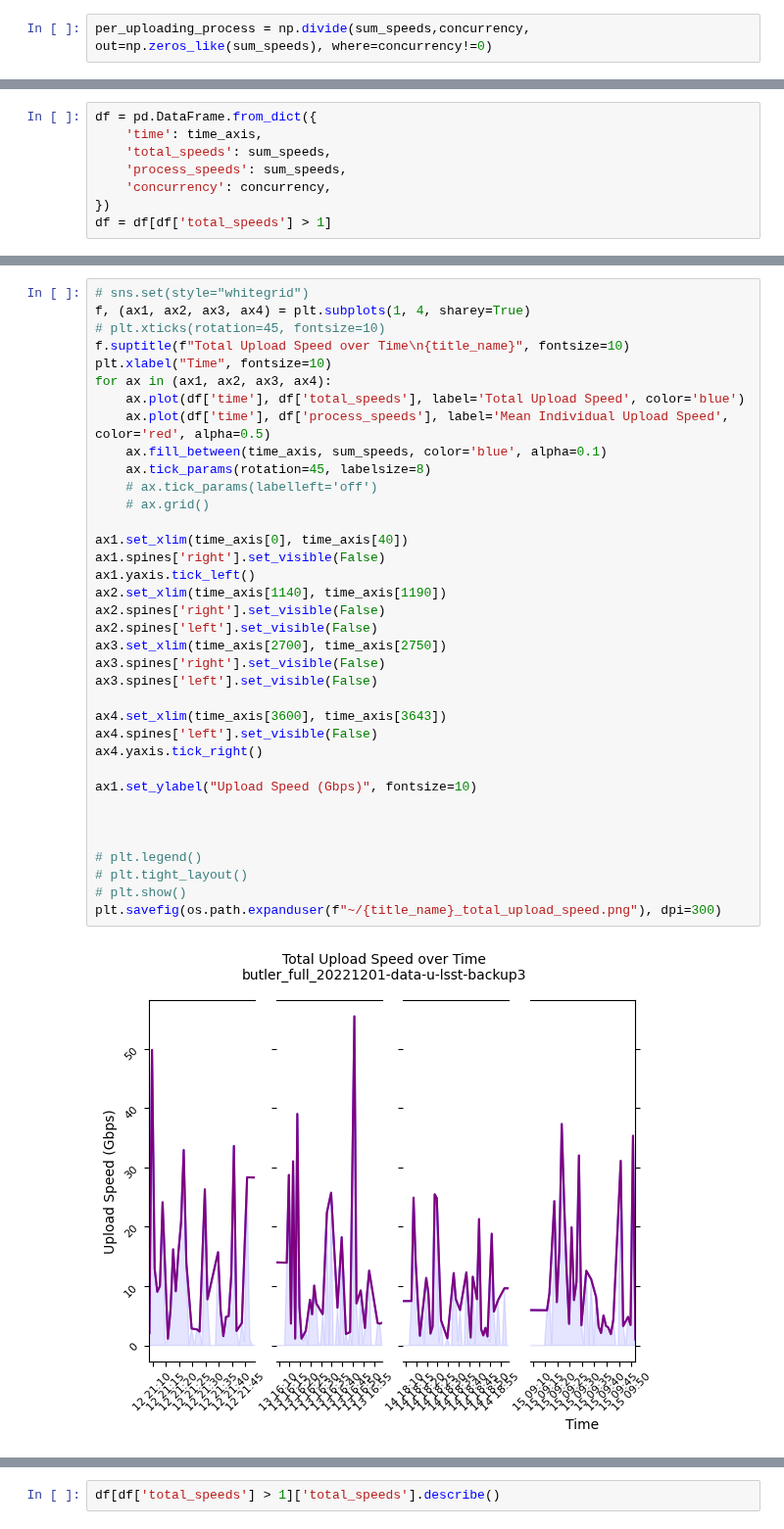
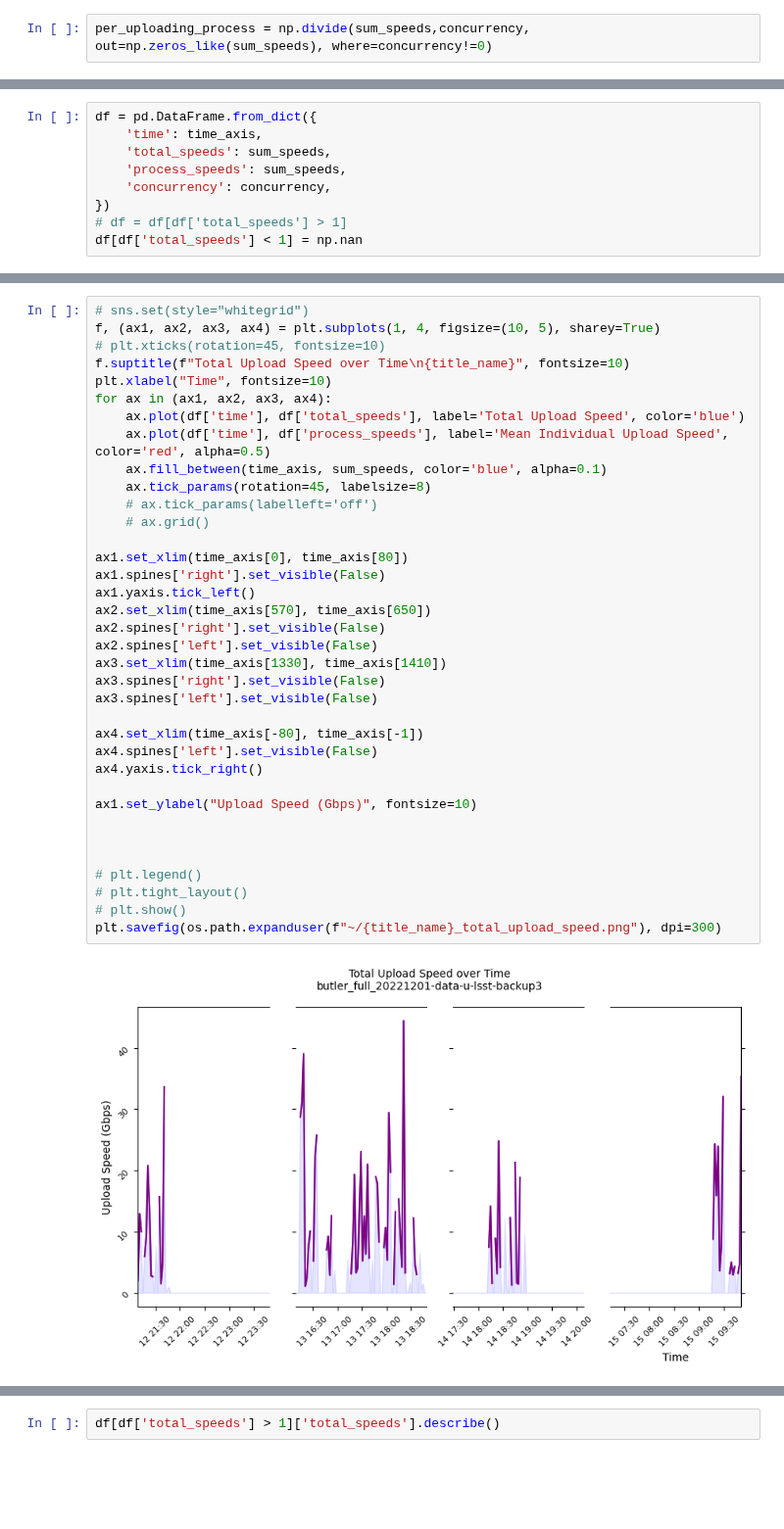
Before and after one commit to lsst-uk/csd3-echo-somerville, a Jupyter notebook: csd3-side/notebooks/plot_transfer_speeds.ipynb, the cells around one changed output, grey strips where cells are left out. Shown at 98% size. Cells and saved outputs as stored; diff of their text form; blank space fills up the shorter version.

```diff
--- a/csd3-side/notebooks/plot_transfer_speeds.ipynb
+++ b/csd3-side/notebooks/plot_transfer_speeds.ipynb
@@ -114,7 +114,8 @@ df = pd.DataFrame.from_dict({
     'process_speeds': sum_speeds,
     'concurrency': concurrency,
 })
-df = df[df['total_speeds'] > 1]
+# df = df[df['total_speeds'] > 1]
+df[df['total_speeds'] < 1] = np.nan
 # %%
 df['time']
 # %% [output]
@@ -133,41 +134,41 @@ Name: time, Length: 185, dtype: datetime64[ns]
 # %%
 # sns.set(style="whitegrid")
-f, (ax1, ax2, ax3, ax4) = plt.subplots(1, 4, sharey=True)
+f, (ax1, ax2, ax3, ax4) = plt.subplots(1, 4, figsize=(10, 5), sharey=True)
 # plt.xticks(rotation=45, fontsize=10)
 f.suptitle(f"Total Upload Speed over Time\n{title_name}", fontsize=10)
 plt.xlabel("Time", fontsize=10)
 for ax in (ax1, ax2, ax3, ax4):
     ax.plot(df['time'], df['total_speeds'], label='Total Upload Speed', color='blue')
     ax.plot(df['time'], df['process_speeds'], label='Mean Individual Upload Speed', color='red', alpha=0.5)
     ax.fill_between(time_axis, sum_speeds, color='blue', alpha=0.1)
     ax.tick_params(rotation=45, labelsize=8)
     # ax.tick_params(labelleft='off')
     # ax.grid()
 
-ax1.set_xlim(time_axis[0], time_axis[40])
+ax1.set_xlim(time_axis[0], time_axis[80])
 ax1.spines['right'].set_visible(False)
 ax1.yaxis.tick_left()
-ax2.set_xlim(time_axis[1140], time_axis[1190])
+ax2.set_xlim(time_axis[570], time_axis[650])
 ax2.spines['right'].set_visible(False)
 ax2.spines['left'].set_visible(False)
-ax3.set_xlim(time_axis[2700], time_axis[2750])
+ax3.set_xlim(time_axis[1330], time_axis[1410])
 ax3.spines['right'].set_visible(False)
 ax3.spines['left'].set_visible(False)
 
-ax4.set_xlim(time_axis[3600], time_axis[3643])
+ax4.set_xlim(time_axis[-80], time_axis[-1])
 ax4.spines['left'].set_visible(False)
 ax4.yaxis.tick_right()
 
 ax1.set_ylabel("Upload Speed (Gbps)", fontsize=10)
 
 
 
 # plt.legend()
 # plt.tight_layout()
 # plt.show()
 plt.savefig(os.path.expanduser(f"~/{title_name}_total_upload_speed.png"), dpi=300)
 # %% [output]
-[figure, old version]
+[figure, new version]
 # %%
 # sns.set(style="whitegrid")
 plt.figure(figsize=(10, 5))
```
Also changed, not shown: parts of 7 cells of this notebook.
